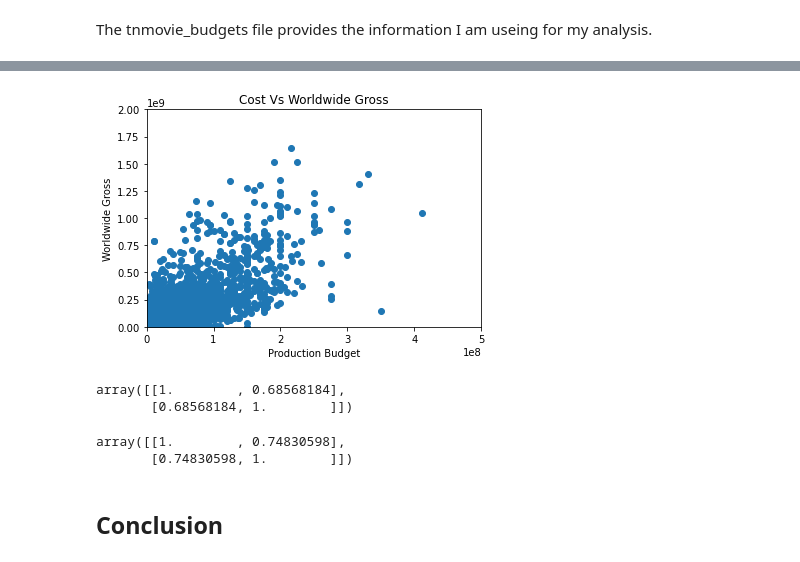
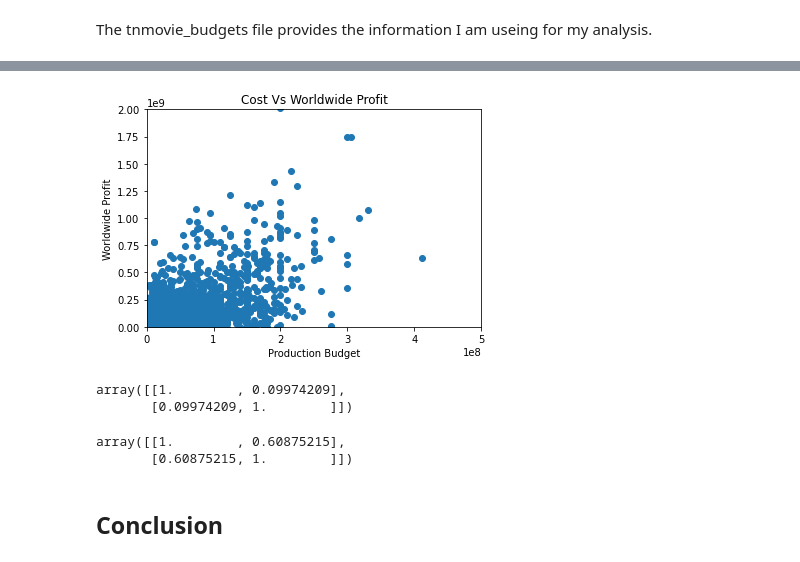
Before and after one commit to meowkaiser/STRONGEST_Project1, a Jupyter notebook: Final_notebook.ipynb, the cells around one changed output, grey strips where cells are left out. Drawn from its saved outputs; the diff is of its cells as text; code cells hidden in the pictures.

```diff
--- a/Final_notebook.ipynb
+++ b/Final_notebook.ipynb
@@ -1255,7 +1255,3 @@ array([[1.        , 0.69484937],
        [0.69484937, 1.        ]])
 # %% [markdown]
 There is a positive correlation between vote counts and popularity. Meaning that the more a movie is enjoyed (described by the popularity metric) the more people consume it. However we are unable to assume causation. So it is unclear if the popularity drives the count or if the counts drive the popularity. Are people deciding or are group dynamics driving indiviual opinion?
-# %%
-#Import file as a variable and take a basic look at the data contained
-tnmovie_budgets= pd.read_csv('zippedData/tn.movie_budgets.csv.gz')
-tnmovie_budgets.head()
@@ -1269,2 +1267,5 @@ tnmovie_budgets.head()
+# %%
+# Adding domestic profit column
+tnmovie_budgets['domestic_profit']= tnmovie_budgets['domestic_gross']- tnmovie_budgets['production_budget']
 # %% [markdown]
 The tnmovie_budgets file provides the information I am useing for my analysis.
@@ -1307,28 +1281,28 @@ ax.set_ylabel('Domestic Gross');
 # %%
 #plot production budget against worldwide gross
 fig, (ax) = plt.subplots()
-ax.scatter(production_budget_list, worldwide_gross_list)
-ax.set_title('Cost Vs Worldwide Gross')
+ax.scatter(tnmovie_budgets['production_budget'], tnmovie_budgets['worldwide_profit'])
+ax.set_title('Cost Vs Worldwide Profit')
 ax.set_xlabel('Production Budget')
-ax.set_ylabel('Worldwide Gross')
+ax.set_ylabel('Worldwide Profit')
 ax.set_xlim(0, 500000000)
 ax.set_ylim(0, 2000000000);
 # %% [output]
-[figure, old version]
+[figure, new version]
 # %%
 #find how correlated budget is to domestic gross
-cor_var_domestic=np.corrcoef(production_budget_list, domestic_gross_list)
+cor_var_domestic=np.corrcoef(tnmovie_budgets['production_budget'], tnmovie_budgets['domestic_profit'])
 cor_var_domestic
 # %% [output]
-array([[1.        , 0.68568184],
-       [0.68568184, 1.        ]])
+array([[1.        , 0.09974209],
+       [0.09974209, 1.        ]])
 # %%
 #find how correlated budget is to worldwide gross
-cor_var_worldwide=np.corrcoef(production_budget_list, worldwide_gross_list)
+cor_var_worldwide=np.corrcoef(tnmovie_budgets['production_budget'], tnmovie_budgets['worldwide_profit'])
 cor_var_worldwide
 # %% [output]
-array([[1.        , 0.74830598],
-       [0.74830598, 1.        ]])
+array([[1.        , 0.60875215],
+       [0.60875215, 1.        ]])
 # %% [markdown]
 ## Conclusion
 # %% [markdown]
```
Also changed, not shown: parts of 11 cells of this notebook.
